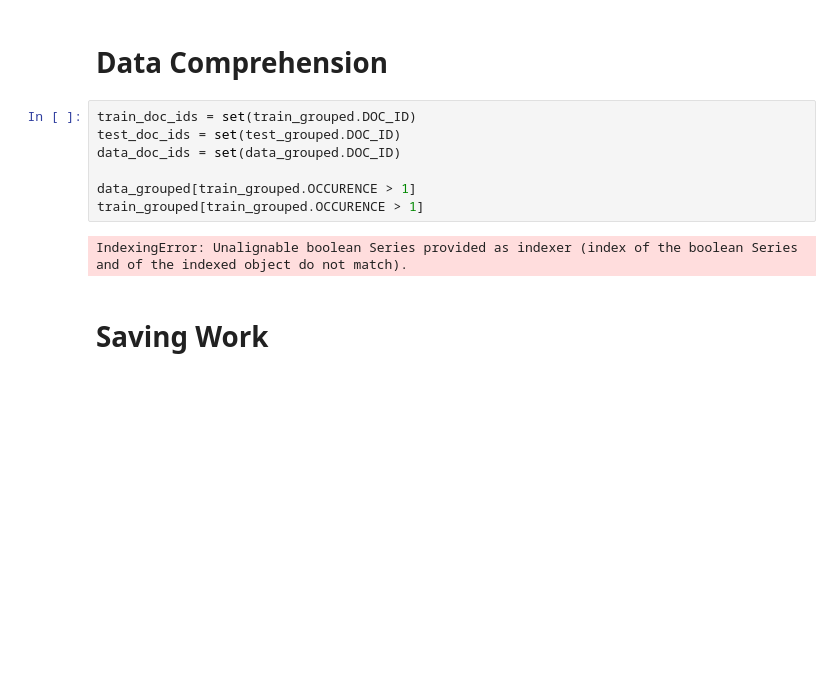
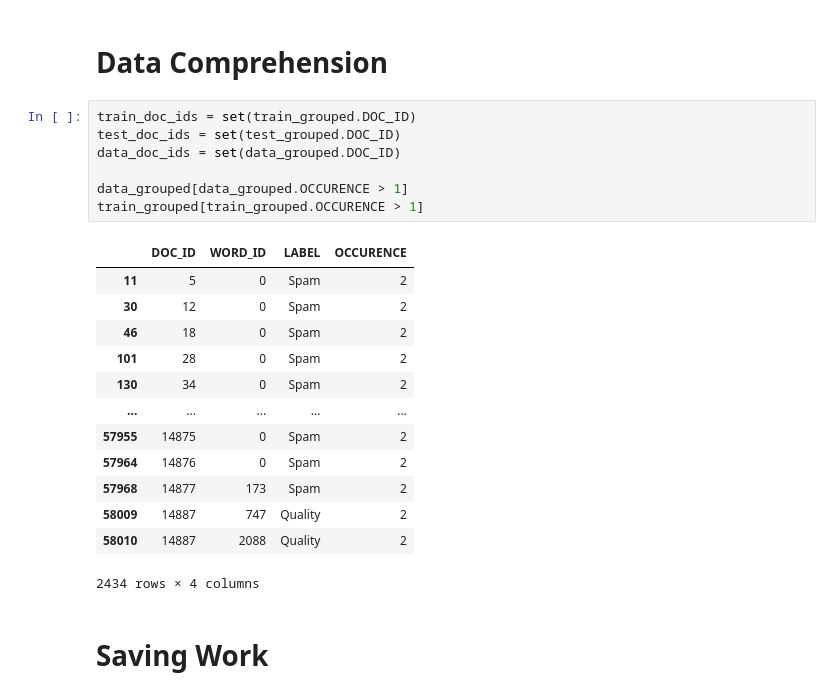
Before and after one commit to AlexHappyCode/CSC845-twitter-spam-detection, a Jupyter notebook: alex/NLP.ipynb, the cells around one changed output. Saved outputs shown, nothing was run; the diff lists cells and outputs as text; blank space fills up the shorter version.

```diff
--- a/alex/NLP.ipynb
+++ b/alex/NLP.ipynb
@@ -548,12 +548,24 @@ test_grouped
 # %%
 train_doc_ids = set(train_grouped.DOC_ID)
 test_doc_ids = set(test_grouped.DOC_ID)
 data_doc_ids = set(data_grouped.DOC_ID)
 
-data_grouped[train_grouped.OCCURENCE > 1]
+data_grouped[data_grouped.OCCURENCE > 1]
 train_grouped[train_grouped.OCCURENCE > 1]
 # %% [output]
+|  | DOC_ID | WORD_ID | LABEL | OCCURENCE |
+| 11 | 5 | 0 | Spam | 2 |
+| 30 | 12 | 0 | Spam | 2 |
+| 46 | 18 | 0 | Spam | 2 |
+| 101 | 28 | 0 | Spam | 2 |
+| 130 | 34 | 0 | Spam | 2 |
+| ... | ... | ... | ... | ... |
+| 57955 | 14875 | 0 | Spam | 2 |
+| 57964 | 14876 | 0 | Spam | 2 |
+| 57968 | 14877 | 173 | Spam | 2 |
+| 58009 | 14887 | 747 | Quality | 2 |
+| 58010 | 14887 | 2088 | Quality | 2 |
-IndexingError: Unalignable boolean Series provided as indexer (index of the boolean Series and of the indexed object do not match).
+2434 rows × 4 columns
 # %% [markdown]
 # Saving Work
 # %%
```
Also changed, not shown: parts of 12 cells of this notebook, 4 other files.
